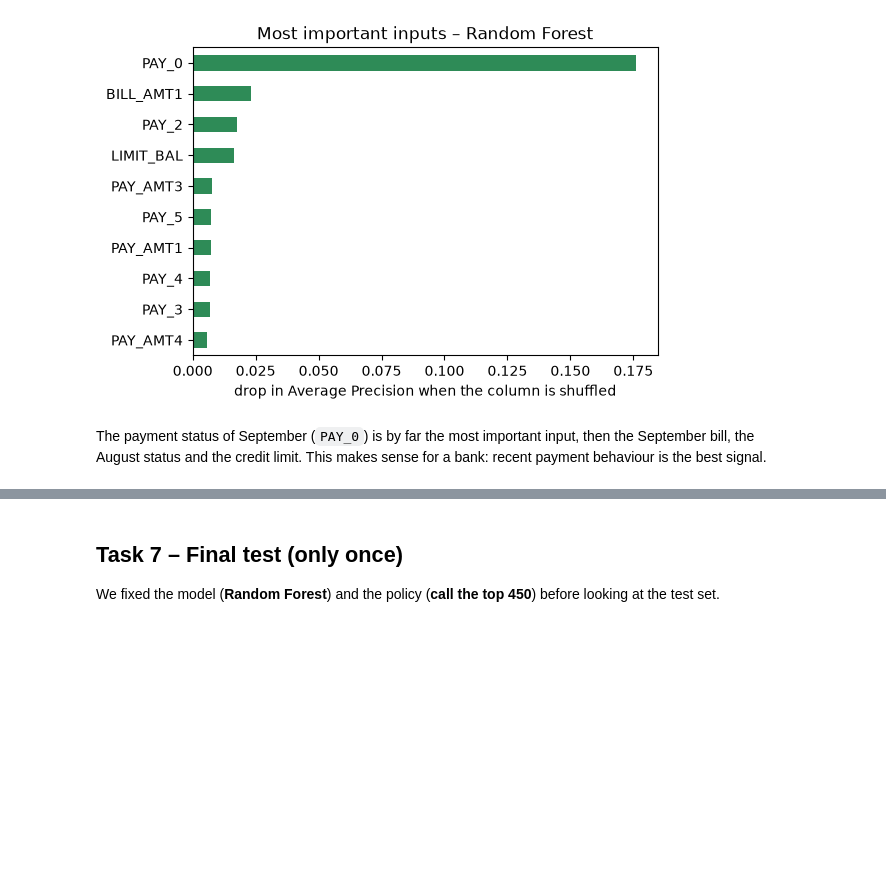
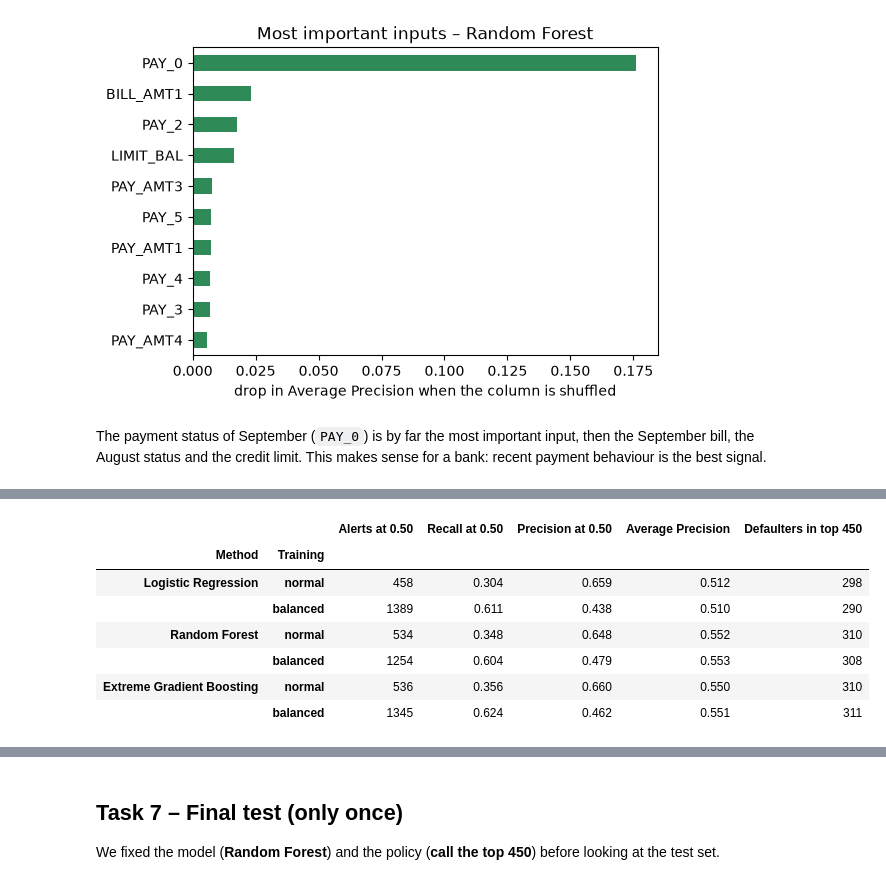
Before and after one commit to juliakozhina2966-cpu/Midterm1_AI_Applications, a Jupyter notebook: notebooks/credit_default_analysis.ipynb, the cells around one changed output, grey strips where cells are left out. Saved outputs shown, nothing was run; the diff lists cells and outputs as text; code cells hidden in the pictures; blank space fills up the shorter version.

```diff
--- a/notebooks/credit_default_analysis.ipynb
+++ b/notebooks/credit_default_analysis.ipynb
@@ -644,0 +718,15 @@ This makes sense for a bank: recent payment behaviour is the best signal.
+# %%
+from sklearn.model_selection import StratifiedKFold, cross_validate
+
+development = pd.concat([train, valid])
+folds = StratifiedKFold(n_splits=5, shuffle=True, random_state=42)
+rows = []
+for name in ['Logistic Regression', 'Decision Tree', 'Random Forest', 'Extreme Gradient Boosting']:
+    pipe = Pipeline([('prepare', prepare), ('model', clone(methods[name]))])
+    cv = cross_validate(pipe, development[features], development['default'], cv=folds,
+                        scoring=['average_precision', 'roc_auc'])
+    rows.append({'Method': name,
+                 'AP mean': cv['test_average_precision'].mean(), 'AP std': cv['test_average_precision'].std(),
+                 'AUC mean': cv['test_roc_auc'].mean(), 'AUC std': cv['test_roc_auc'].std()})
+stability = pd.DataFrame(rows).set_index('Method')
+stability.round(3)
@@ -644,0 +750,36 @@ This makes sense for a bank: recent payment behaviour is the best signal.
+# %%
+negatives_per_positive = (train['default'] == 0).sum() / (train['default'] == 1).sum()
+weighted_versions = {
+    'Logistic Regression': clone(methods['Logistic Regression']).set_params(class_weight='balanced'),
+    'Random Forest': clone(methods['Random Forest']).set_params(class_weight='balanced'),
+    'Extreme Gradient Boosting': clone(methods['Extreme Gradient Boosting']).set_params(
+        scale_pos_weight=negatives_per_positive),
+}
+
+def summary(name, version, risk_scores):
+    predicted = (risk_scores >= 0.50).astype(int)
+    top = np.argsort(-risk_scores, kind='stable')[:capacity]
+    return {'Method': name, 'Training': version,
+            'Alerts at 0.50': predicted.sum(),
+            'Recall at 0.50': recall_score(y_valid, predicted),
+            'Precision at 0.50': precision_score(y_valid, predicted),
+            'Average Precision': average_precision_score(y_valid, risk_scores),
+            'Defaulters in top 450': y_valid[top].sum()}
+
+rows = []
+for name, algorithm in weighted_versions.items():
+    weighted_model = Pipeline([('prepare', prepare), ('model', algorithm)])
+    weighted_model.fit(train[features], train['default'])
+    rows.append(summary(name, 'normal', valid_scores[name]))
+    rows.append(summary(name, 'balanced', weighted_model.predict_proba(valid[features])[:, 1]))
+weighting = pd.DataFrame(rows).set_index(['Method', 'Training'])
+weighting.round(3)
+# %% [output]
+|  |  | Alerts at 0.50 | Recall at 0.50 | Precision at 0.50 | Average Precision | Defaulters in top 450 |
+| Method | Training |  |  |  |  |  |
+| Logistic Regression | normal | 458 | 0.304 | 0.659 | 0.512 | 298 |
+|  | balanced | 1389 | 0.611 | 0.438 | 0.510 | 290 |
+| Random Forest | normal | 534 | 0.348 | 0.648 | 0.552 | 310 |
+|  | balanced | 1254 | 0.604 | 0.479 | 0.553 | 308 |
+| Extreme Gradient Boosting | normal | 536 | 0.356 | 0.660 | 0.550 | 310 |
+|  | balanced | 1345 | 0.624 | 0.462 | 0.551 | 311 |
```
Also changed, not shown: parts of 11 cells of this notebook, 1 other file.
